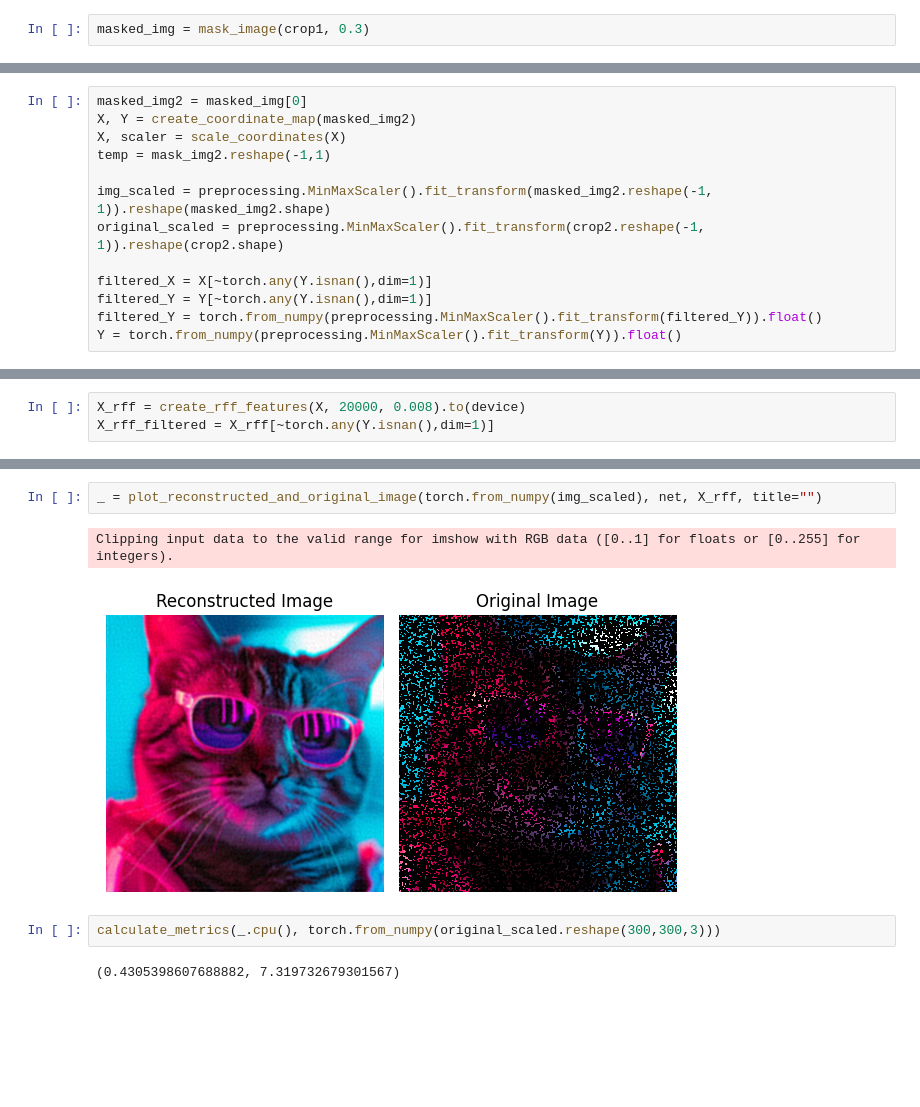
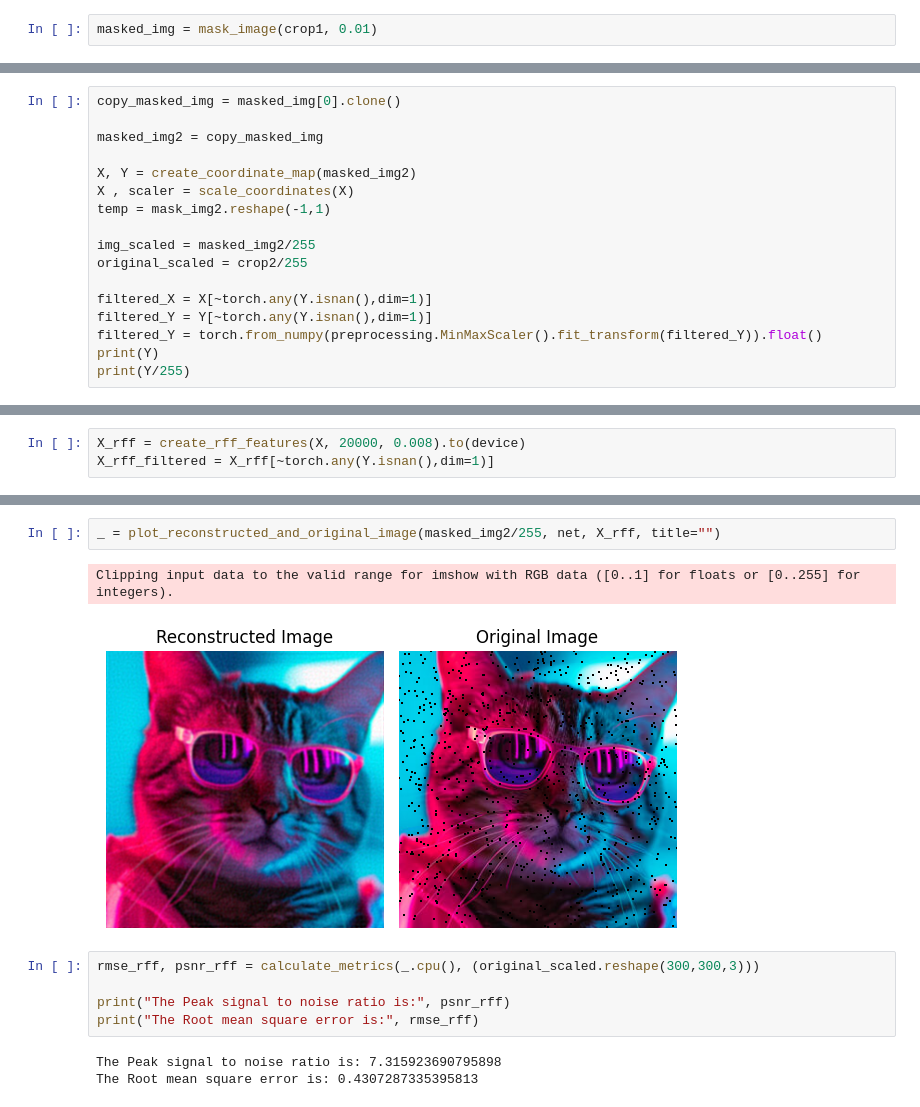
Before and after one commit to Arjun-BD/ES335-MLAssignment2, a Jupyter notebook: task4.ipynb, the cells around one changed output, grey strips where cells are left out. Cells and saved outputs as stored; diff of their text form; blank space fills up the shorter version.

```diff
--- a/task4.ipynb
+++ b/task4.ipynb
@@ -33,7 +35,7 @@ def mask_image(img, prop):
 
     return img_copy, mask_rgb
 # %%
-masked_img = mask_image(crop1, 0.3)
+masked_img = mask_image(crop1, 0.01)
 # %%
 def factorize(A, k, device=torch.device("cpu")):
     A = A.to(device)
@@ -128,15 +139,19 @@ calculate_metrics(normalize(crop2),normalize(reconstructed_img2))
 # %% [markdown]
 **Comparasion with the RFF features + linear regression method**
 # %%
-masked_img2 = masked_img[0]
+copy_masked_img = masked_img[0].clone()
+
+masked_img2 = copy_masked_img
+
 X, Y = create_coordinate_map(masked_img2)
-X, scaler = scale_coordinates(X)
+X , scaler = scale_coordinates(X)
 temp = mask_img2.reshape(-1,1)
 
-img_scaled = preprocessing.MinMaxScaler().fit_transform(masked_img2.reshape(-1, 1)).reshape(masked_img2.shape)
-original_scaled = preprocessing.MinMaxScaler().fit_transform(crop2.reshape(-1, 1)).reshape(crop2.shape)
+img_scaled = masked_img2/255
+original_scaled = crop2/255
 
 filtered_X = X[~torch.any(Y.isnan(),dim=1)]
 filtered_Y = Y[~torch.any(Y.isnan(),dim=1)]
 filtered_Y = torch.from_numpy(preprocessing.MinMaxScaler().fit_transform(filtered_Y)).float()
-Y = torch.from_numpy(preprocessing.MinMaxScaler().fit_transform(Y)).float()
+print(Y)
+print(Y/255)
@@ -172,9 +202,13 @@ Epoch 1900 loss: 0.000848
 # %%
-_ = plot_reconstructed_and_original_image(torch.from_numpy(img_scaled), net, X_rff, title="")
+_ = plot_reconstructed_and_original_image(masked_img2/255, net, X_rff, title="")
 # %% [output]
 Clipping input data to the valid range for imshow with RGB data ([0..1] for floats or [0..255] for integers).
-[figure, old version]
+[figure, new version]
-# %%
-calculate_metrics(_.cpu(), torch.from_numpy(original_scaled.reshape(300,300,3)))
-# %% [output]
-(0.4305398607688882, 7.319732679301567)
+# %%
+rmse_rff, psnr_rff = calculate_metrics(_.cpu(), (original_scaled.reshape(300,300,3)))
+
+print("The Peak signal to noise ratio is:", psnr_rff)
+print("The Root mean square error is:", rmse_rff)
+# %% [output]
+The Peak signal to noise ratio is: 7.315923690795898
+The Root mean square error is: 0.4307287335395813
```
Also changed, not shown: parts of 9 cells of this notebook, 1 other file.
